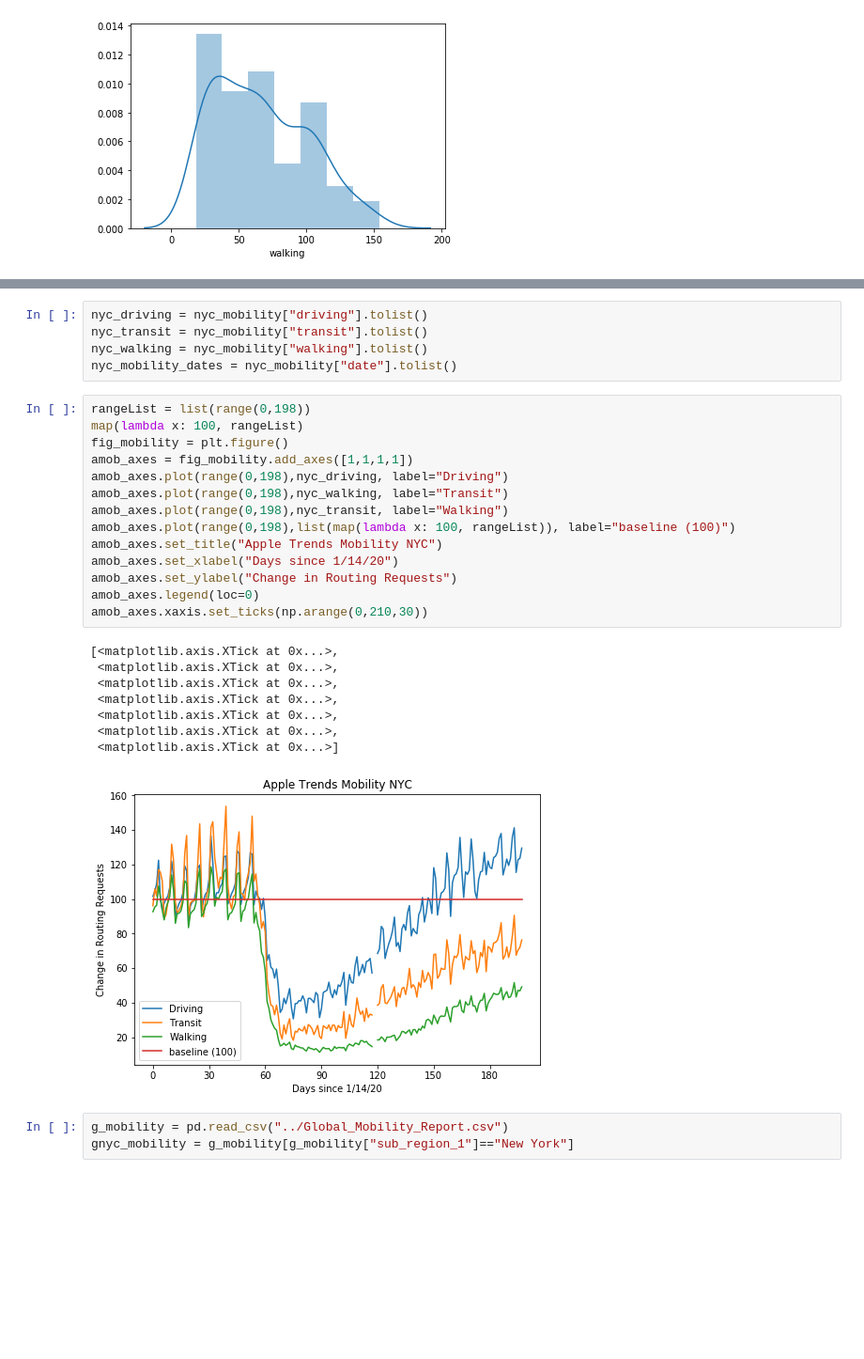
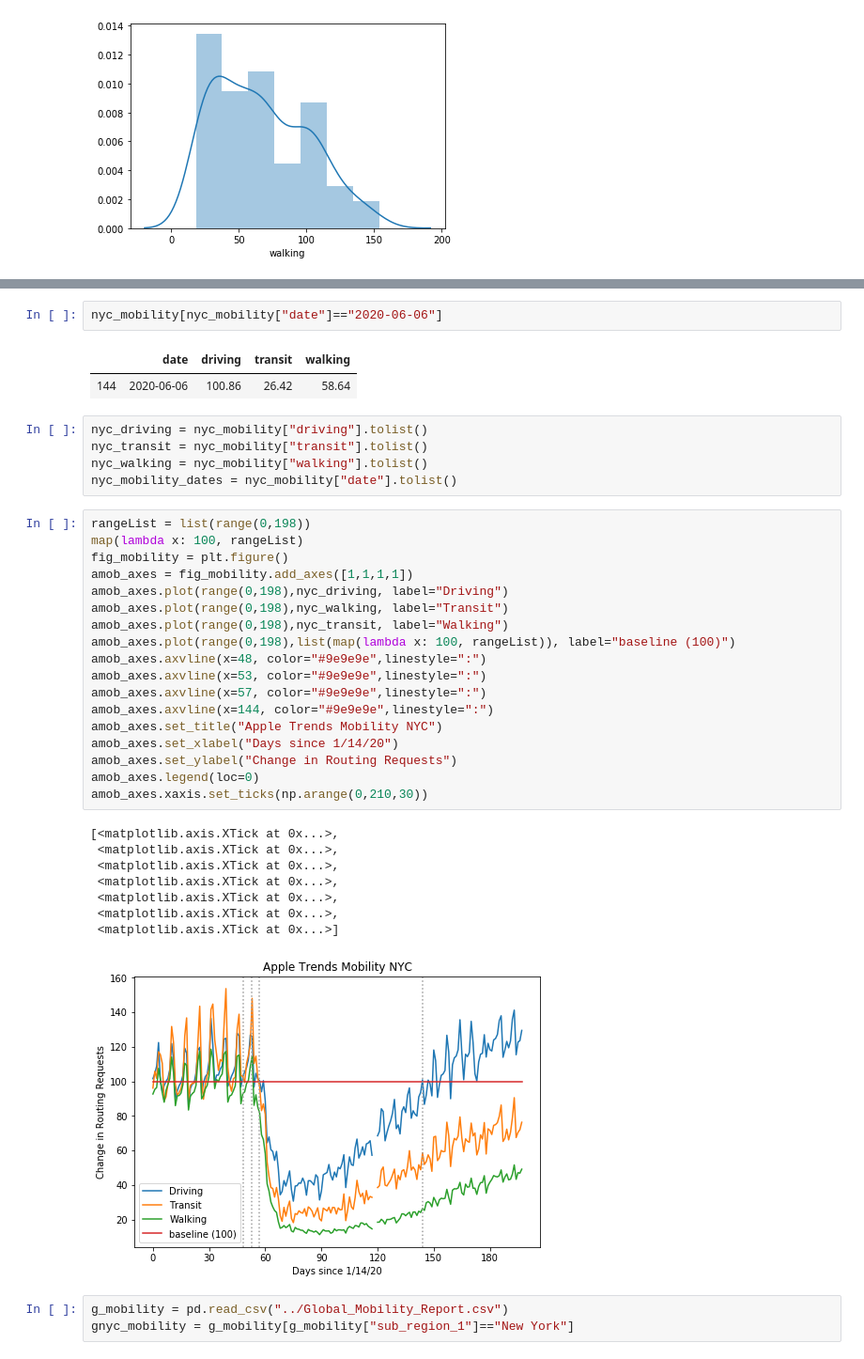
Before and after one commit to rcheng11/sr2020, a Jupyter notebook: Charts and Data.ipynb, the cells around one changed output, grey strips where cells are left out. Shown at 94% size. Cells and saved outputs as stored; diff of their text form; blank space fills up the shorter version.

```diff
--- a/Charts and Data.ipynb
+++ b/Charts and Data.ipynb
@@ -75,3 +60,8 @@ nyc_mobility
+# %%
+nyc_mobility[nyc_mobility["date"]=="2020-06-06"]
+# %% [output]
+|  | date | driving | transit | walking |
+| 144 | 2020-06-06 | 100.86 | 26.42 | 58.64 |
 # %%
 nyc_driving = nyc_mobility["driving"].tolist()
 nyc_transit = nyc_mobility["transit"].tolist()
@@ -80,26 +70,30 @@ nyc_mobility_dates = nyc_mobility["date"].tolist()
 # %%
 rangeList = list(range(0,198))
 map(lambda x: 100, rangeList)
 fig_mobility = plt.figure()
 amob_axes = fig_mobility.add_axes([1,1,1,1])
 amob_axes.plot(range(0,198),nyc_driving, label="Driving")
 amob_axes.plot(range(0,198),nyc_walking, label="Transit")
 amob_axes.plot(range(0,198),nyc_transit, label="Walking")
 amob_axes.plot(range(0,198),list(map(lambda x: 100, rangeList)), label="baseline (100)")
+amob_axes.axvline(x=48, color="#9e9e9e",linestyle=":")
+amob_axes.axvline(x=53, color="#9e9e9e",linestyle=":")
+amob_axes.axvline(x=57, color="#9e9e9e",linestyle=":")
+amob_axes.axvline(x=144, color="#9e9e9e",linestyle=":")
 amob_axes.set_title("Apple Trends Mobility NYC")
 amob_axes.set_xlabel("Days since 1/14/20")
 amob_axes.set_ylabel("Change in Routing Requests")
 amob_axes.legend(loc=0)
 amob_axes.xaxis.set_ticks(np.arange(0,210,30))
 # %% [output]
 [<matplotlib.axis.XTick at 0x...>,
  <matplotlib.axis.XTick at 0x...>,
  <matplotlib.axis.XTick at 0x...>,
  <matplotlib.axis.XTick at 0x...>,
  <matplotlib.axis.XTick at 0x...>,
  <matplotlib.axis.XTick at 0x...>,
  <matplotlib.axis.XTick at 0x...>]
-[figure, old version]
+[figure, new version]
 # %%
 g_mobility = pd.read_csv("../Global_Mobility_Report.csv")
 gnyc_mobility = g_mobility[g_mobility["sub_region_1"]=="New York"]
```
Also changed, not shown: parts of 21 cells of this notebook.
